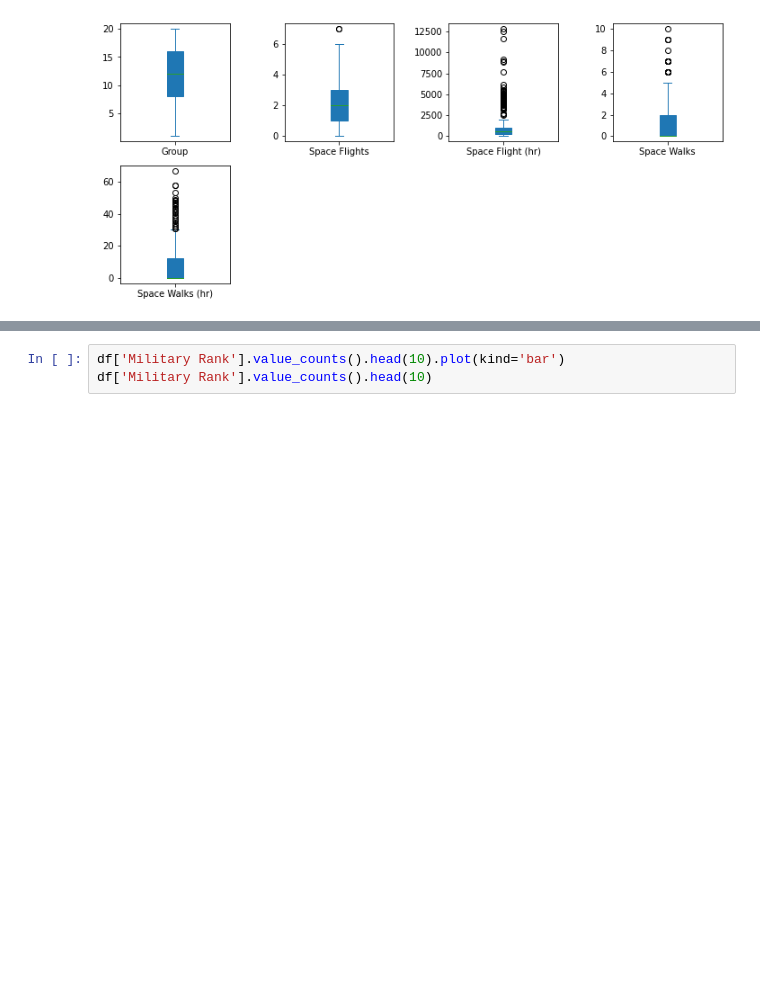
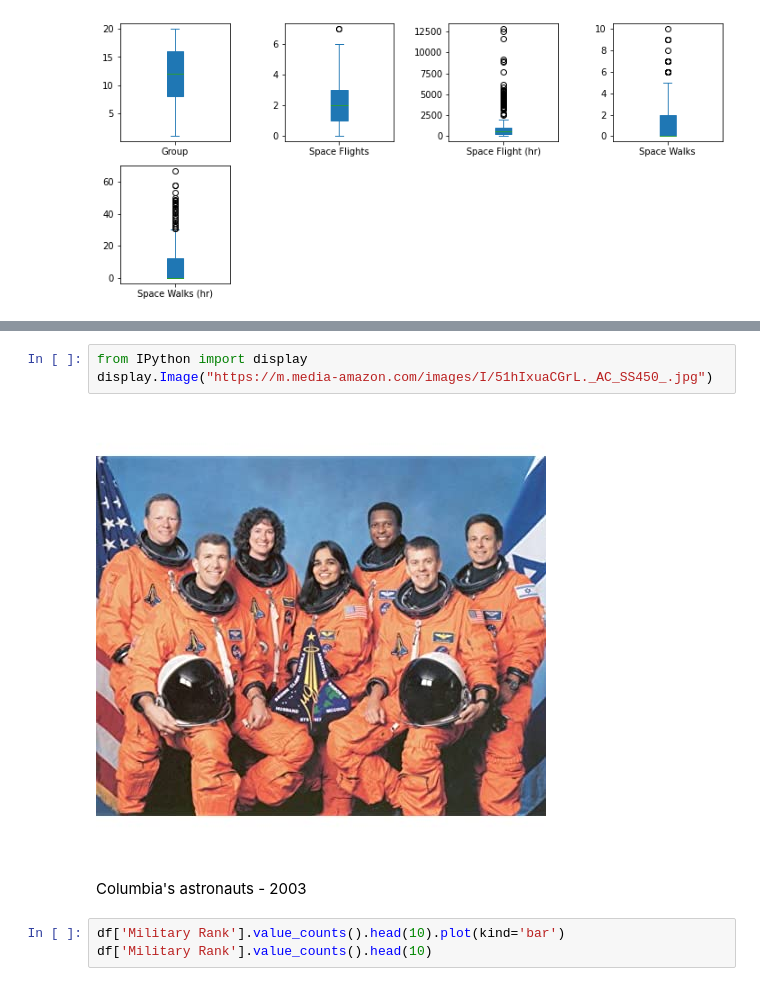
Before and after one commit to eytanni/-, a Jupyter notebook: astronauts.ipynb, the cells around one changed output, grey strips where cells are left out. Cells and saved outputs as stored; diff of their text form; blank space fills up the shorter version.

```diff
--- a/astronauts.ipynb
+++ b/astronauts.ipynb
@@ -109,3 +125,10 @@ for i, att in enumerate(features):
+# %%
+from IPython import display
+display.Image("https://m.media-amazon.com/images/I/51hIxuaCGrL._AC_SS450_.jpg")
+# %% [output]
+[figure, added]
+# %% [markdown]
+Columbia's astronauts - 2003
 # %%
 df['Military Rank'].value_counts().head(10).plot(kind='bar')
 df['Military Rank'].value_counts().head(10)
```
Also changed, not shown: parts of 25 cells of this notebook.
